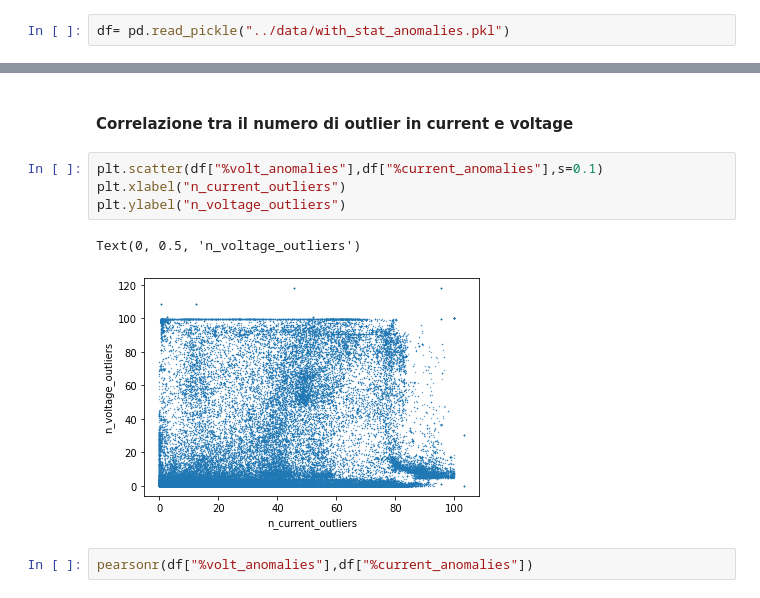
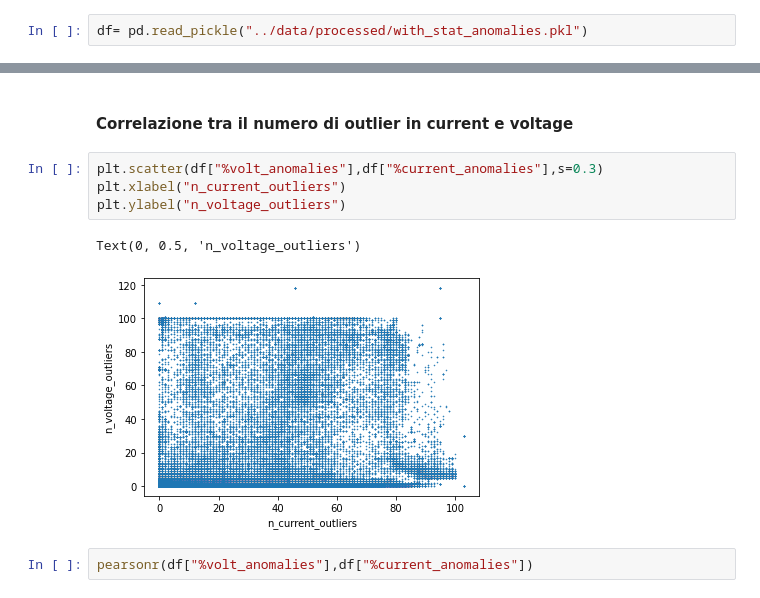
Before and after one commit to DavideMobilia/Anomaly-Detection, a Jupyter notebook: Scripts/Anomaly Analysis.ipynb, the cells around one changed output, grey strips where cells are left out. Cells and saved outputs as stored; diff of their text form.

```diff
--- a/Scripts/Anomaly Analysis.ipynb
+++ b/Scripts/Anomaly Analysis.ipynb
@@ -10,5 +10,5 @@ reference_volt_curves= pd.read_pickle("../data/reference_volt_curves.pkl")
 # %%
-df= pd.read_pickle("../data/with_stat_anomalies.pkl")
+df= pd.read_pickle("../data/processed/with_stat_anomalies.pkl")
 # %%
 df
 # %% [output]
@@ -38,12 +38,12 @@ plot(curva,"blue")
 # %% [markdown]
 #### Correlazione tra il numero di outlier in current e voltage
 # %%
-plt.scatter(df["%volt_anomalies"],df["%current_anomalies"],s=0.1)
+plt.scatter(df["%volt_anomalies"],df["%current_anomalies"],s=0.3)
 plt.xlabel("n_current_outliers")
 plt.ylabel("n_voltage_outliers")
 # %% [output]
 Text(0, 0.5, 'n_voltage_outliers')
-[figure, old version]
+[figure, new version]
 # %%
 pearsonr(df["%volt_anomalies"],df["%current_anomalies"])
 # %% [output]
```
Also changed, not shown: parts of 2 cells of this notebook, 1 other file.
